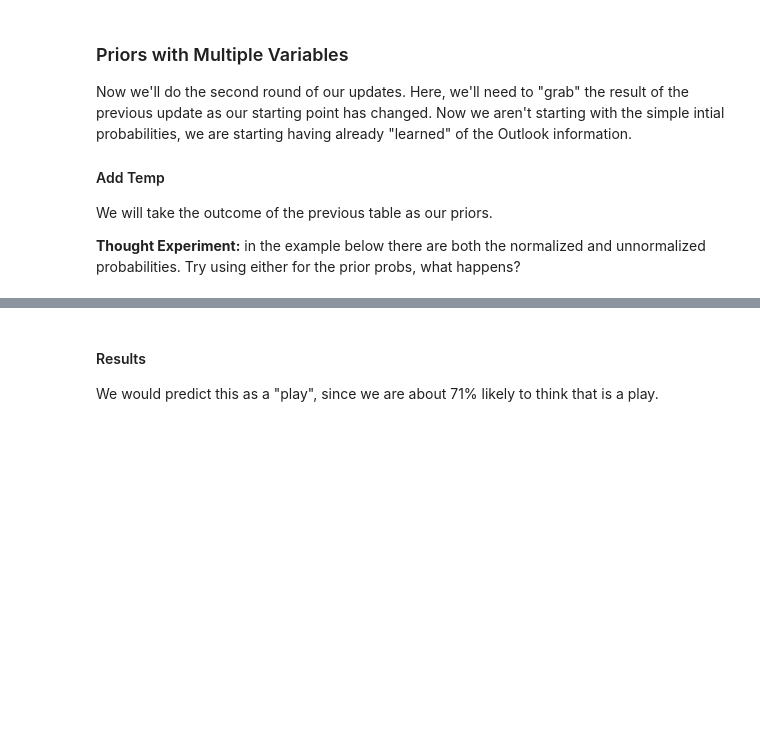
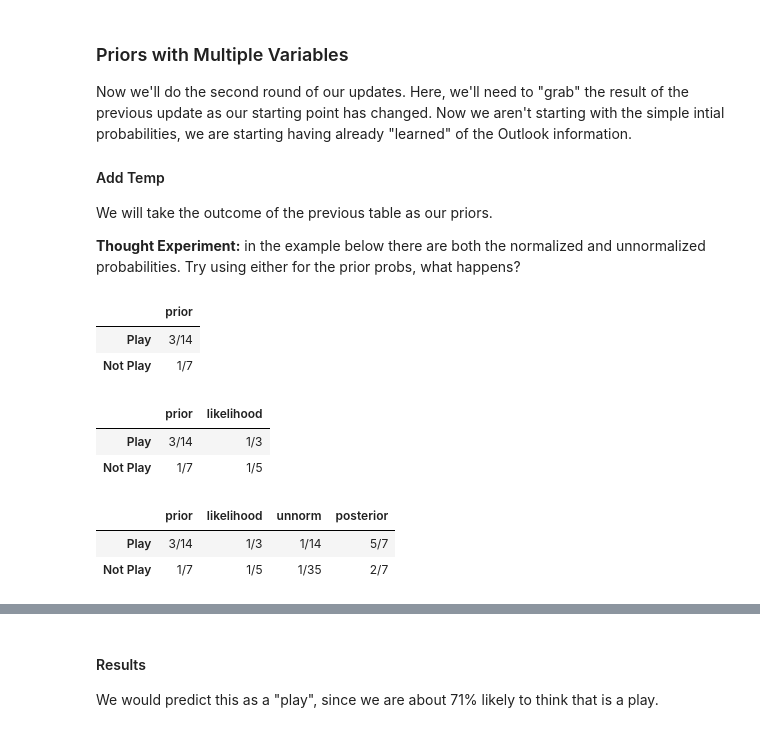
Before and after one commit to Nishaa95/Basic_Stats_in_Python_Student_Workbooks, a Jupyter notebook: 031_Bayes_2.ipynb, the cells around one changed output, grey strips where cells are left out. Drawn from its saved outputs; the diff is of its cells as text; code cells hidden in the pictures; blank space fills up the shorter version.

```diff
--- a/031_Bayes_2.ipynb
+++ b/031_Bayes_2.ipynb
@@ -276,18 +327,30 @@ We will take the outcome of the previous table as our priors.
 
 <b>Thought Experiment:</b> in the example below there are both the normalized and unnormalized probabilities. Try using either for the prior probs, what happens?
 # %%
-w2 = weather[["posterior"]]
-w2 = w2.rename(columns={"posterior": "prior"})
-#w2 = weather[["unnorm"]]
-#w2 = w2.rename(columns={"unnorm": "prior"})
+#w2 = weather[["posterior"]]
+#w2 = w2.rename(columns={"posterior": "prior"})
+w2 = weather[["unnorm"]]
+w2 = w2.rename(columns={"unnorm": "prior"})
 w2
+# %% [output]
+|  | prior |
+| Play | 3/14 |
+| Not Play | 1/7 |
 # %%
 if_playTemp = Fraction(len(dfPlay[dfPlay["Temp"] == "Cool"]), len(dfPlay))
 if_notTemp = Fraction(len(dfNoPlay[dfNoPlay["Temp"] == "Cool"]), len(dfNoPlay))
 w2["likelihood"] = if_playTemp, if_notTemp
 w2
+# %% [output]
+|  | prior | likelihood |
+| Play | 3/14 | 1/3 |
+| Not Play | 1/7 | 1/5 |
 # %%
 update(w2)
 w2
+# %% [output]
+|  | prior | likelihood | unnorm | posterior |
+| Play | 3/14 | 1/3 | 1/14 | 5/7 |
+| Not Play | 1/7 | 1/5 | 1/35 | 2/7 |
 # %%
 5/7
```
Also changed, not shown: parts of 24 cells of this notebook.
